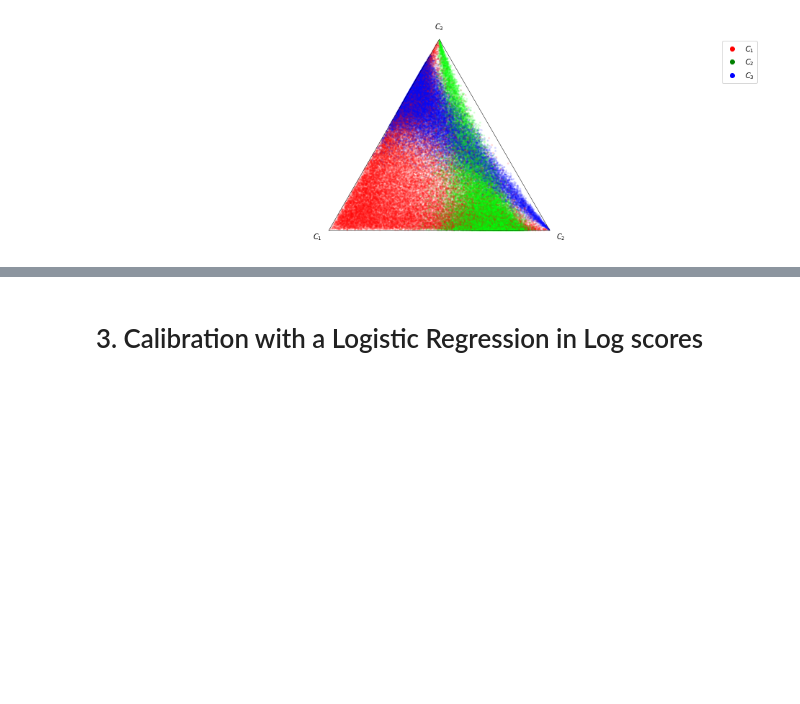
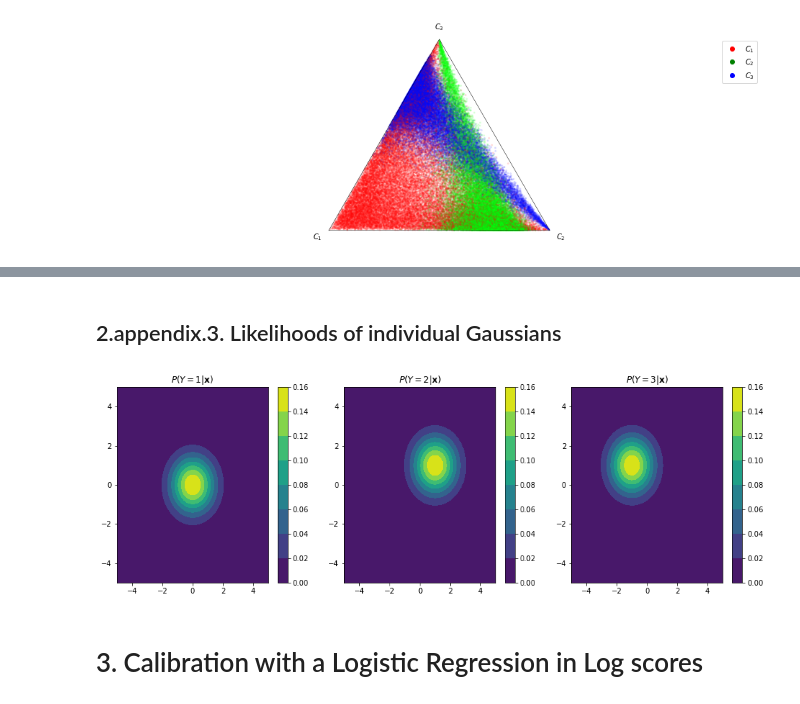
Before and after one commit to dirichletcal/experiments_neurips, a Jupyter notebook: notebooks/synthetic_data_gaussian_mixture_example.ipynb, the cells around one changed output, grey strips where cells are left out. Drawn from its saved outputs; the diff is of its cells as text; code cells hidden in the pictures; blank space fills up the shorter version.

```diff
--- a/notebooks/synthetic_data_gaussian_mixture_example.ipynb
+++ b/notebooks/synthetic_data_gaussian_mixture_example.ipynb
@@ -188,3 +254,20 @@ draw_tri_samples(p_pred, Y_bin, s=15, marker='.', alpha=0.1, handles=[c1_mark, c
+# %% [markdown]
+## 2.appendix.3. Likelihoods of individual Gaussians
+# %%
+fig = plt.figure()
+xx, yy = np.meshgrid(x_grid, y_grid)
+
+Z = nb_dist.likelihoods(np.vstack([xx.flatten(), yy.flatten()]).T)
+
+for i in [0, 1, 2]:
+    ax = fig.add_subplot(1, 3, i+1)
+
+    ax.set_title('$P(Y={}|\mathbf{{x}})$'.format(i+1))
+
+    contour = ax.contourf(xx, yy, Z[:,i].reshape(grid_levels,grid_levels))
+    fig.colorbar(contour)
+# %% [output]
+[figure, added]
 # %% [markdown]
 # 3. Calibration with a Logistic Regression in Log scores
 # %%
```
Also changed, not shown: parts of 4 cells of this notebook, 1 other file.
